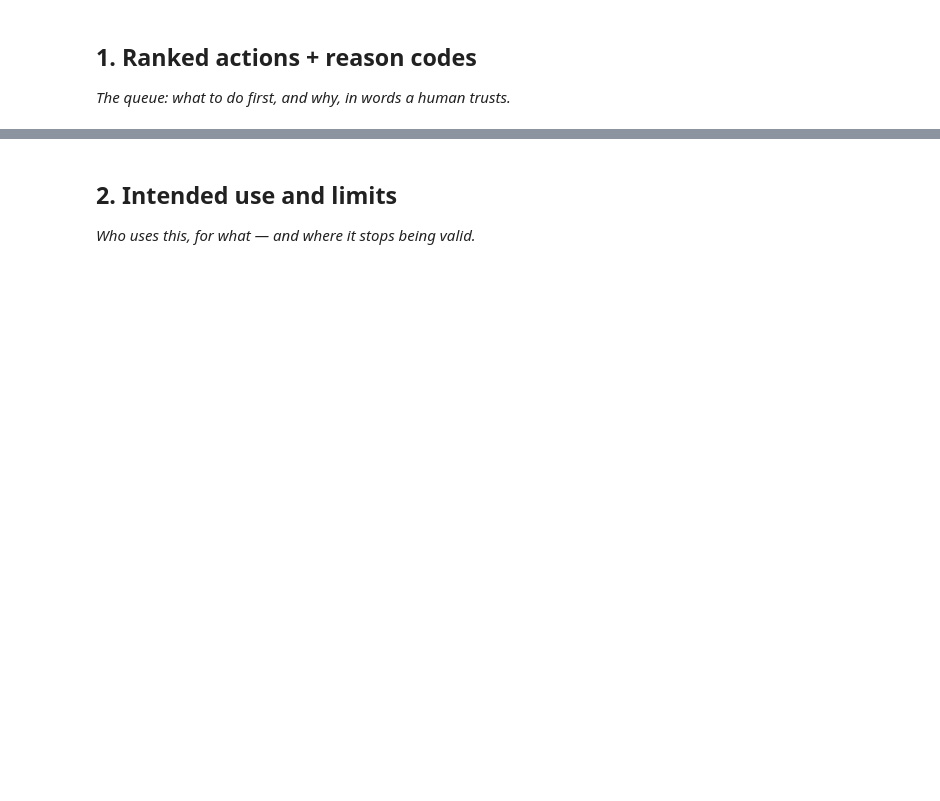
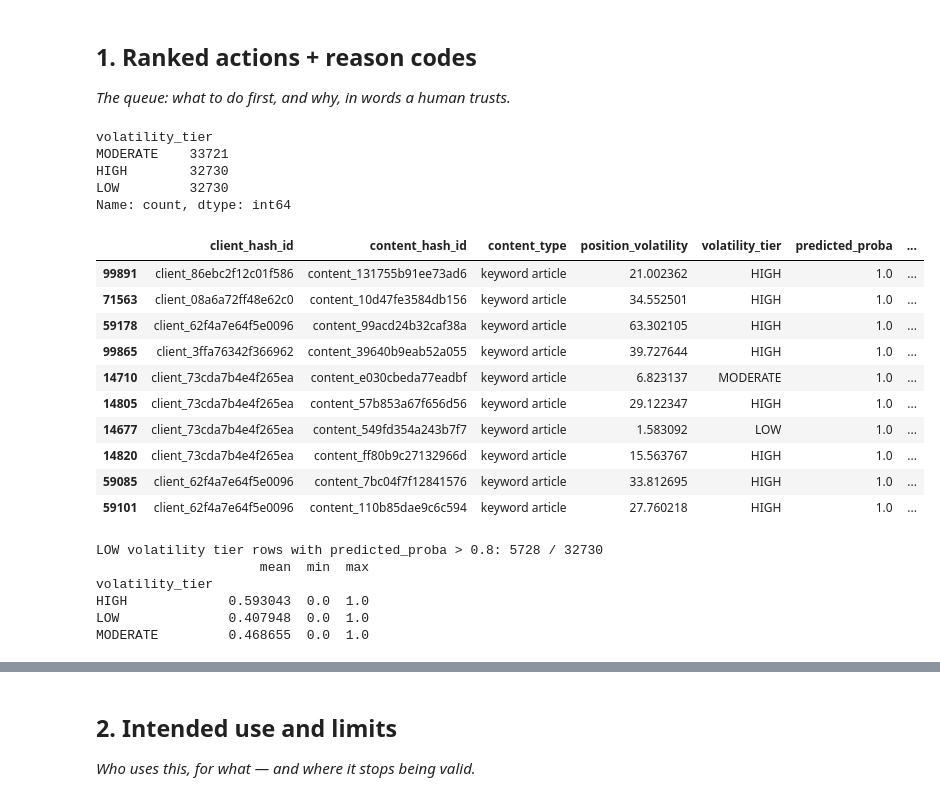
Before and after one commit to ameemaiqbal/flyrank-ml-internship, a Jupyter notebook: work/notebooks/w07_action_playbook.ipynb, the cells around one changed output, grey strips where cells are left out. Cells and saved outputs as stored; diff of their text form; code cells hidden in the pictures; blank space fills up the shorter version.

```diff
--- a/work/notebooks/w07_action_playbook.ipynb
+++ b/work/notebooks/w07_action_playbook.ipynb
@@ -15,0 +68,58 @@ This skeleton is yours to fill. Work the sections **in order** — each one has
+# %%
+def volatility_bucket(v, low, high):
+    if v >= high:
+        return 'HIGH'
+    elif v >= low:
+        return 'MODERATE'
+    else:
+        return 'LOW'
+
+low_cut = data['position_volatility'].quantile(0.33)
+high_cut = data['position_volatility'].quantile(0.67)
+
+data['volatility_tier'] = data['position_volatility'].apply(lambda v: volatility_bucket(v, low_cut, high_cut))
+
+reason_map = {
+    'HIGH': 'HIGH_VOLATILITY_REVIEW — ranking bounces significantly; investigate before it becomes a traffic loss',
+    'MODERATE': 'MODERATE_VOLATILITY_WATCH — some instability; monitor, not urgent',
+    'LOW': 'STABLE_NO_ACTION — ranking is steady; deprioritize'
+}
+data['reason_code'] = data['volatility_tier'].map(reason_map)
+
+queue = data.sort_values('predicted_proba', ascending=False)[
+    ['client_hash_id', 'content_hash_id', 'content_type', 'position_volatility',
+     'volatility_tier', 'predicted_proba', 'reason_code']
+]
+
+print(queue['volatility_tier'].value_counts())
+queue.head(10)
+# %% [output]
+volatility_tier
+MODERATE    33721
+HIGH        32730
+LOW         32730
+Name: count, dtype: int64
+|  | client_hash_id | content_hash_id | content_type | position_volatility | volatility_tier | predicted_proba | ... |
+| 99891 | client_86ebc2f12c01f586 | content_131755b91ee73ad6 | keyword article | 21.002362 | HIGH | 1.0 | ... |
+| 71563 | client_08a6a72ff48e62c0 | content_10d47fe3584db156 | keyword article | 34.552501 | HIGH | 1.0 | ... |
+| 59178 | client_62f4a7e64f5e0096 | content_99acd24b32caf38a | keyword article | 63.302105 | HIGH | 1.0 | ... |
+| 99865 | client_3ffa76342f366962 | content_39640b9eab52a055 | keyword article | 39.727644 | HIGH | 1.0 | ... |
+| 14710 | client_73cda7b4e4f265ea | content_e030cbeda77eadbf | keyword article | 6.823137 | MODERATE | 1.0 | ... |
+| 14805 | client_73cda7b4e4f265ea | content_57b853a67f656d56 | keyword article | 29.122347 | HIGH | 1.0 | ... |
+| 14677 | client_73cda7b4e4f265ea | content_549fd354a243b7f7 | keyword article | 1.583092 | LOW | 1.0 | ... |
+| 14820 | client_73cda7b4e4f265ea | content_ff80b9c27132966d | keyword article | 15.563767 | HIGH | 1.0 | ... |
+| 59085 | client_62f4a7e64f5e0096 | content_7bc04f7f12841576 | keyword article | 33.812695 | HIGH | 1.0 | ... |
+| 59101 | client_62f4a7e64f5e0096 | content_110b85dae9c6c594 | keyword article | 27.760218 | HIGH | 1.0 | ... |
+# %%
+contradiction = data[(data['volatility_tier'] == 'LOW') & (data['predicted_proba'] > 0.8)]
+print("LOW volatility tier rows with predicted_proba > 0.8: " + str(len(contradiction)) + " / " + str((data['volatility_tier'] == 'LOW').sum()))
+
+proba_check = data.groupby('volatility_tier')['predicted_proba'].agg(['mean', 'min', 'max'])
+print(proba_check)
+# %% [output]
+LOW volatility tier rows with predicted_proba > 0.8: 5728 / 32730
+                     mean  min  max
+volatility_tier
+HIGH             0.593043  0.0  1.0
+LOW              0.407948  0.0  1.0
+MODERATE         0.468655  0.0  1.0
```
Also changed, not shown: parts of 14 cells of this notebook.
